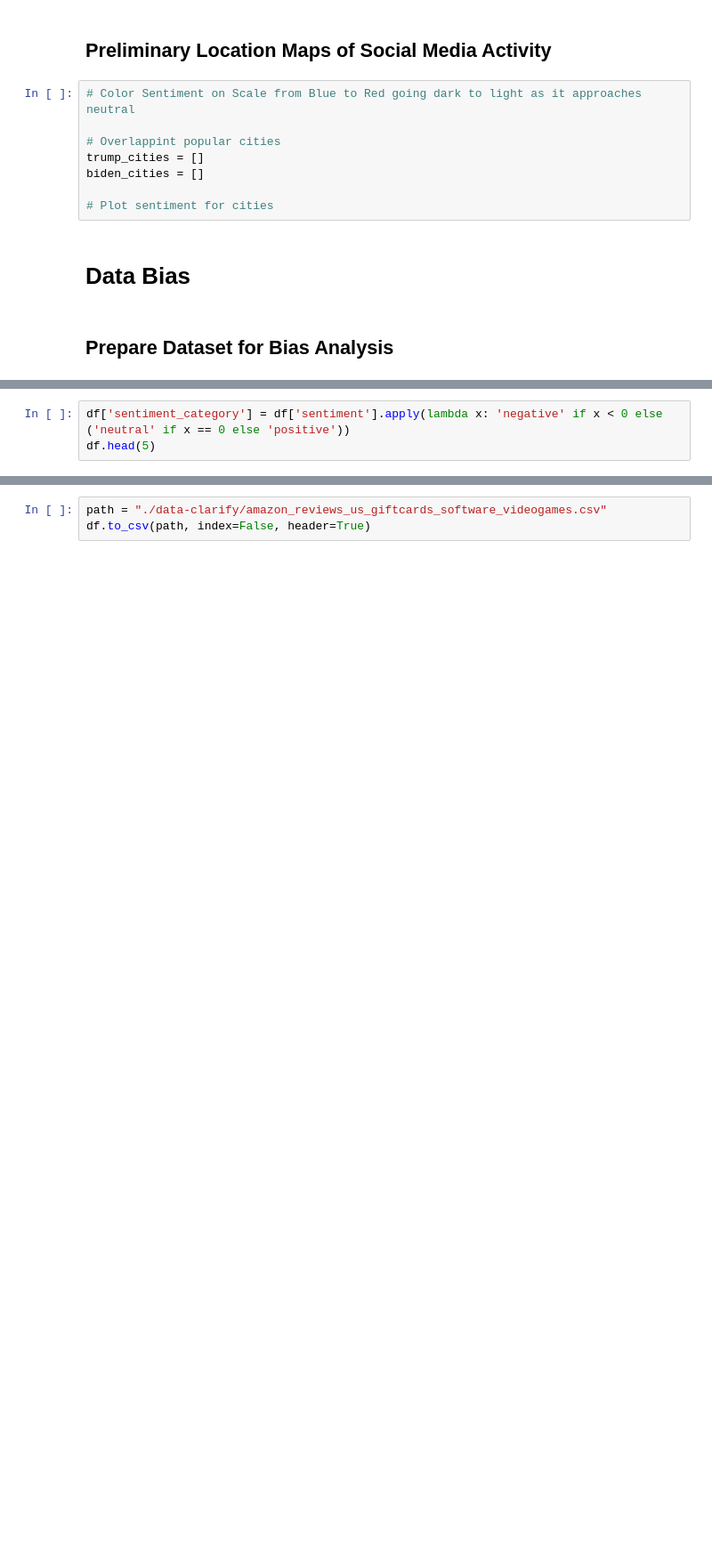
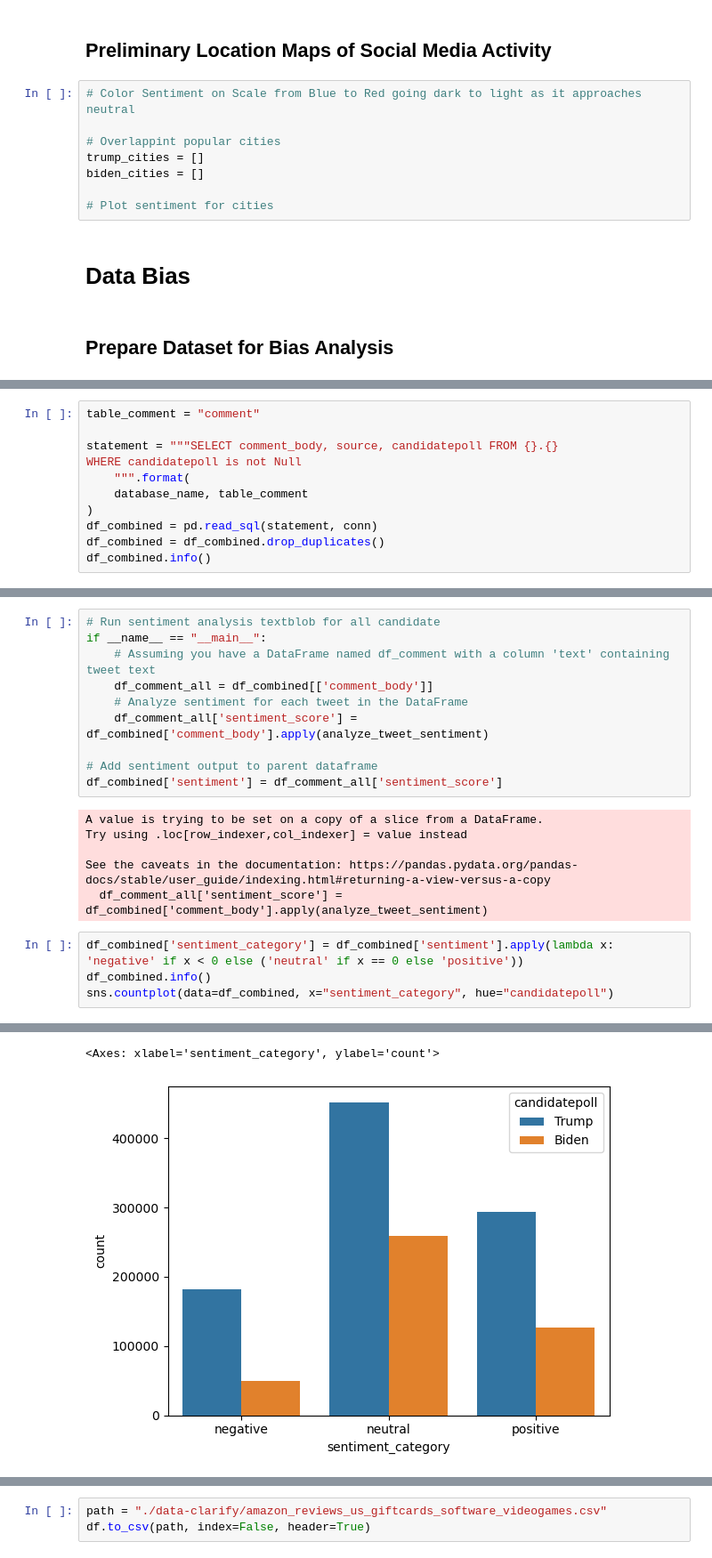
Before and after one commit to cfitzpatrick89/ADS508_GroupProject, a Jupyter notebook: EDA.ipynb, the cells around one changed output, grey strips where cells are left out. Shown at 89% size. Drawn from its saved outputs; the diff is of its cells as text; blank space fills up the shorter version.

Commit message:
Add Bias Analysis (which we might not needed)
Seems I don't see any big skew

```diff
--- a/EDA.ipynb
+++ b/EDA.ipynb
@@ -830,0 +766,11 @@ df = pd.concat([df_parquet_results_trump, df_parquet_results_biden], ignore_inde
+# %%
+table_comment = "comment"
+
+statement = """SELECT comment_body, source, candidatepoll FROM {}.{}
+WHERE candidatepoll is not Null
+    """.format(
+    database_name, table_comment
+)
+df_combined = pd.read_sql(statement, conn)
+df_combined = df_combined.drop_duplicates()
+df_combined.info()
@@ -831,3 +788,21 @@ df = pd.concat([df_parquet_results_trump, df_parquet_results_biden], ignore_inde
+# %%
+# Run sentiment analysis textblob for all candidate
+if __name__ == "__main__":
+    # Assuming you have a DataFrame named df_comment with a column 'text' containing tweet text
+    df_comment_all = df_combined[['comment_body']]
+    # Analyze sentiment for each tweet in the DataFrame
+    df_comment_all['sentiment_score'] = df_combined['comment_body'].apply(analyze_tweet_sentiment)
+
+# Add sentiment output to parent dataframe
+df_combined['sentiment'] = df_comment_all['sentiment_score']
+# %% [output]
+A value is trying to be set on a copy of a slice from a DataFrame.
+Try using .loc[row_indexer,col_indexer] = value instead
+
+See the caveats in the documentation: https://pandas.pydata.org/pandas-docs/stable/user_guide/indexing.html#returning-a-view-versus-a-copy
+  df_comment_all['sentiment_score'] = df_combined['comment_body'].apply(analyze_tweet_sentiment)
 # %%
-df['sentiment_category'] = df['sentiment'].apply(lambda x: 'negative' if x < 0 else ('neutral' if x == 0 else 'positive'))
-df.head(5)
+df_combined['sentiment_category'] = df_combined['sentiment'].apply(lambda x: 'negative' if x < 0 else ('neutral' if x == 0 else 'positive'))
+df_combined.info()
+sns.countplot(data=df_combined, x="sentiment_category", hue="candidatepoll")
+# %% [output]
@@ -833,0 +821,2 @@ df.head(5)
+<Axes: xlabel='sentiment_category', ylabel='count'>
+[figure, added]
```
Also changed, not shown: parts of 62 cells of this notebook.
